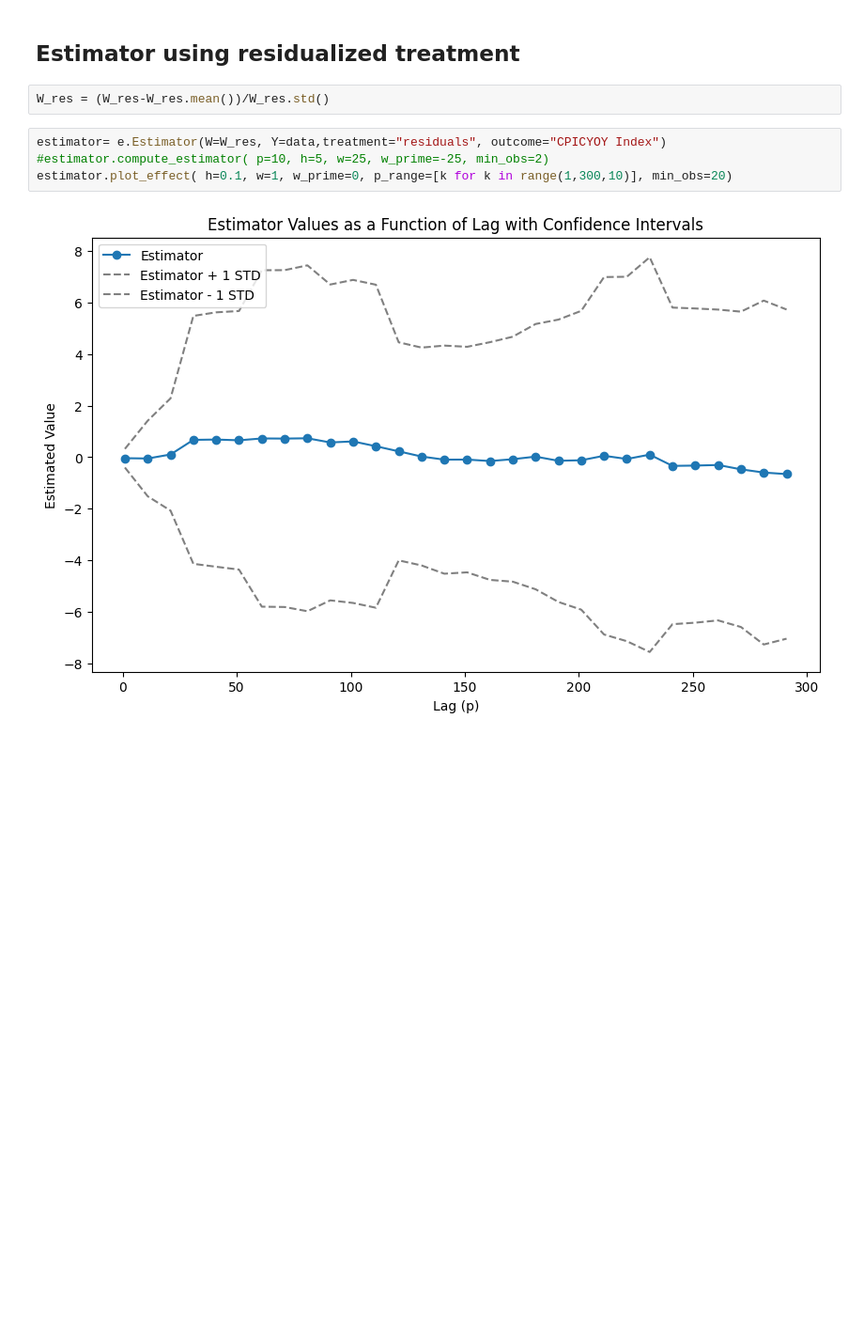
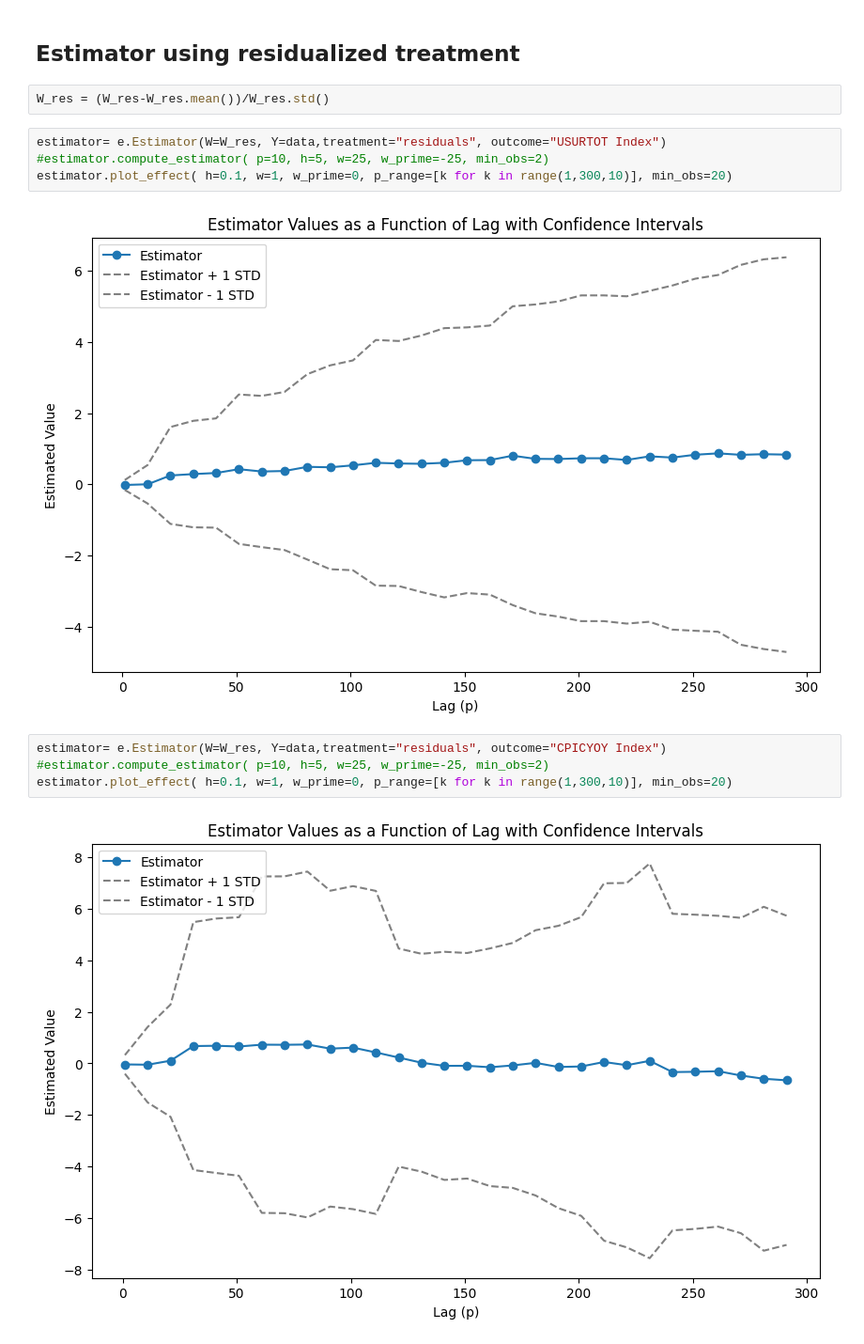
Before and after one commit to mehdizhioua/causal_effects_macro, a Jupyter notebook: experiments.ipynb, the cells around one changed output. Shown at 94% size. Saved outputs shown, nothing was run; the diff lists cells and outputs as text; blank space fills up the shorter version.

```diff
--- a/experiments.ipynb
+++ b/experiments.ipynb
@@ -98,6 +106,12 @@ u.xy_scatter_plot(compare, x_col = "residuals", y_col = "resid_romer")
 ## Estimator using residualized treatment
 # %%
 W_res = (W_res-W_res.mean())/W_res.std()
+# %%
+estimator= e.Estimator(W=W_res, Y=data,treatment="residuals", outcome="USURTOT Index")
+#estimator.compute_estimator( p=10, h=5, w=25, w_prime=-25, min_obs=2)
+estimator.plot_effect( h=0.1, w=1, w_prime=0, p_range=[k for k in range(1,300,10)], min_obs=20)
+# %% [output]
+[figure, added]
 # %%
 estimator= e.Estimator(W=W_res, Y=data,treatment="residuals", outcome="CPICYOY Index")
 #estimator.compute_estimator( p=10, h=5, w=25, w_prime=-25, min_obs=2)
```
Also changed, not shown: parts of 5 cells of this notebook, 1 other file.
